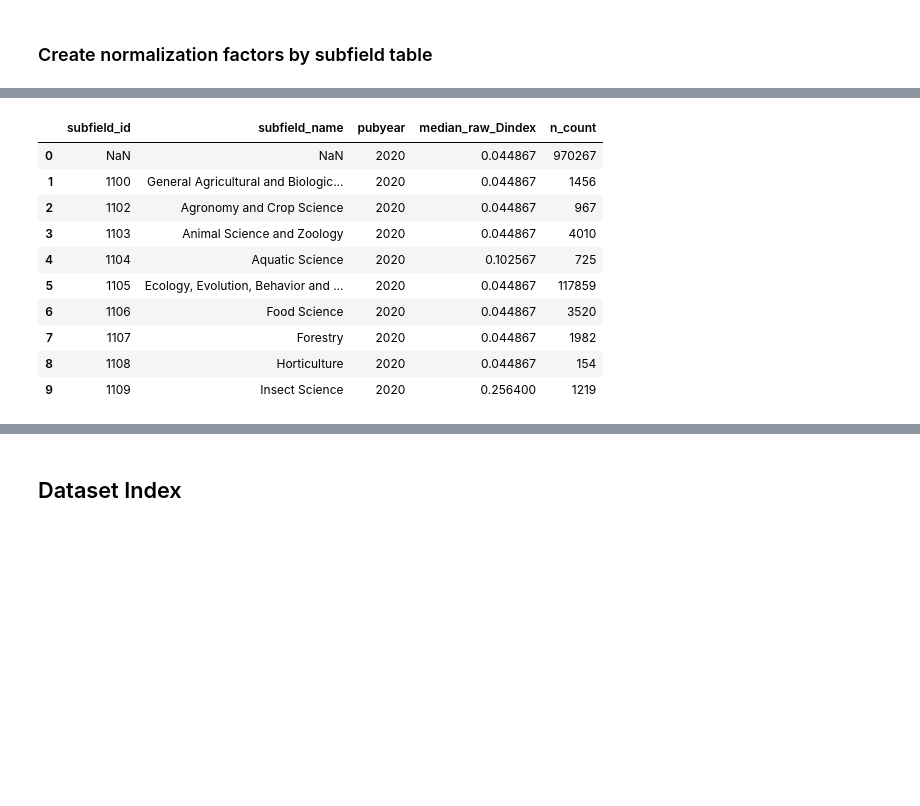
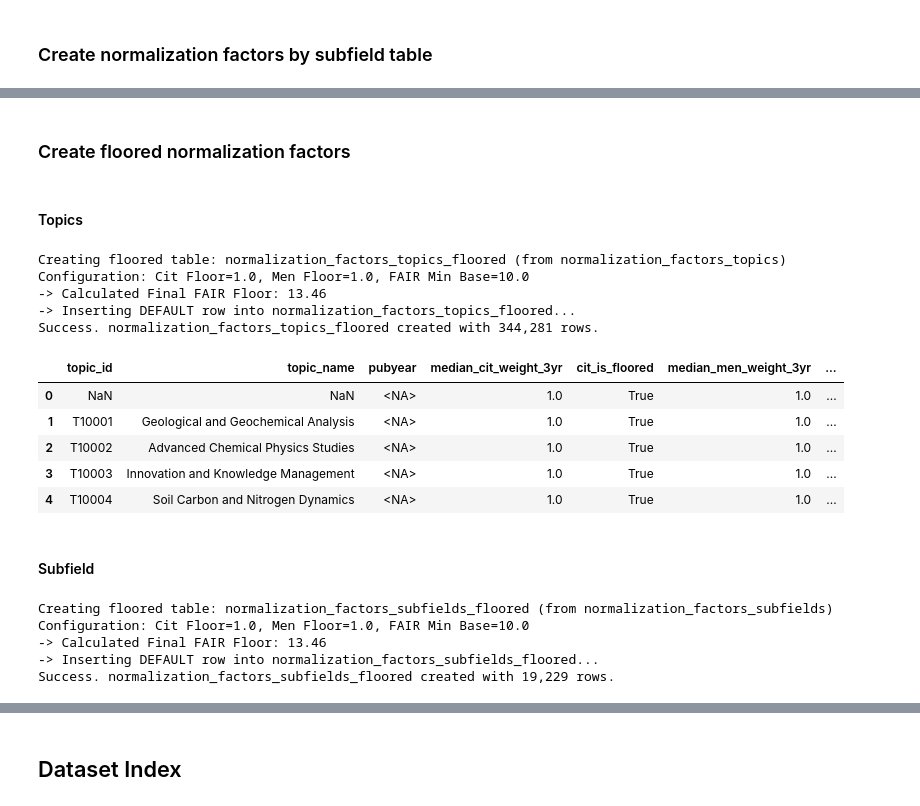
Before and after one commit to data-S-index/s-index-pipeline, a Jupyter notebook: notebooks-batch/final_processing.ipynb, the cells around one changed output, grey strips where cells are left out. Drawn from its saved outputs; the diff is of its cells as text; code cells hidden in the pictures; blank space fills up the shorter version.

```diff
--- a/notebooks-batch/final_processing.ipynb
+++ b/notebooks-batch/final_processing.ipynb
@@ -558,16 +523,0 @@ normalization_factors_subfields_rawDindex table created.
-# %%
-con = duckdb.connect(dataset_reports_db)
-display(con.execute("SELECT * FROM normalization_factors_subfields_rawDindex WHERE pubyear=2020 LIMIT 10").df())
-con.close()
-# %% [output]
-|  | subfield_id | subfield_name | pubyear | median_raw_Dindex | n_count |
-| 0 | NaN | NaN | 2020 | 0.044867 | 970267 |
-| 1 | 1100 | General Agricultural and Biologic... | 2020 | 0.044867 | 1456 |
-| 2 | 1102 | Agronomy and Crop Science | 2020 | 0.044867 | 967 |
-| 3 | 1103 | Animal Science and Zoology | 2020 | 0.044867 | 4010 |
-| 4 | 1104 | Aquatic Science | 2020 | 0.102567 | 725 |
-| 5 | 1105 | Ecology, Evolution, Behavior and ... | 2020 | 0.044867 | 117859 |
-| 6 | 1106 | Food Science | 2020 | 0.044867 | 3520 |
-| 7 | 1107 | Forestry | 2020 | 0.044867 | 1982 |
-| 8 | 1108 | Horticulture | 2020 | 0.044867 | 154 |
-| 9 | 1109 | Insect Science | 2020 | 0.256400 | 1219 |
@@ -573,0 +531,45 @@ con.close()
+# %% [markdown]
+### Create floored normalization factors
+# %% [markdown]
+#### Topics
+# %%
+create_floored_normalization_factors_table(
+    db_path=dataset_reports_db,
+    input_table="normalization_factors_topics",
+    output_table="normalization_factors_topics_floored",
+    id_col="topic_id",
+    name_col="topic_name"
+)
+# %% [output]
+Creating floored table: normalization_factors_topics_floored (from normalization_factors_topics)
+Configuration: Cit Floor=1.0, Men Floor=1.0, FAIR Min Base=10.0
+-> Calculated Final FAIR Floor: 13.46
+-> Inserting DEFAULT row into normalization_factors_topics_floored...
+Success. normalization_factors_topics_floored created with 344,281 rows.
+# %%
+con = duckdb.connect(dataset_reports_db)
+display(con.execute("SELECT* FROM normalization_factors_topics_floored LIMIT 5").df())
+con.close()
+# %% [output]
+|  | topic_id | topic_name | pubyear | median_cit_weight_3yr | cit_is_floored | median_men_weight_3yr | ... |
+| 0 | NaN | NaN | <NA> | 1.0 | True | 1.0 | ... |
+| 1 | T10001 | Geological and Geochemical Analysis | <NA> | 1.0 | True | 1.0 | ... |
+| 2 | T10002 | Advanced Chemical Physics Studies | <NA> | 1.0 | True | 1.0 | ... |
+| 3 | T10003 | Innovation and Knowledge Management | <NA> | 1.0 | True | 1.0 | ... |
+| 4 | T10004 | Soil Carbon and Nitrogen Dynamics | <NA> | 1.0 | True | 1.0 | ... |
+# %% [markdown]
+#### Subfield
+# %%
+create_floored_normalization_factors_table(
+    db_path=dataset_reports_db,
+    input_table="normalization_factors_subfields",
+    output_table="normalization_factors_subfields_floored",
+    id_col="subfield_id",
+    name_col="subfield_name"
+)
+# %% [output]
+Creating floored table: normalization_factors_subfields_floored (from normalization_factors_subfields)
+Configuration: Cit Floor=1.0, Men Floor=1.0, FAIR Min Base=10.0
+-> Calculated Final FAIR Floor: 13.46
+-> Inserting DEFAULT row into normalization_factors_subfields_floored...
+Success. normalization_factors_subfields_floored created with 19,229 rows.
```
Also changed, not shown: parts of 56 cells of this notebook, 14 other files.
